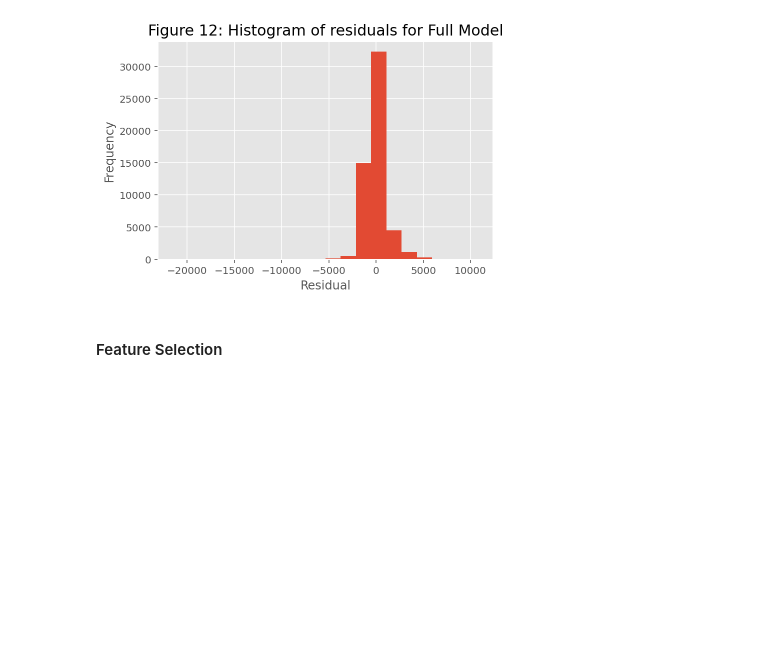
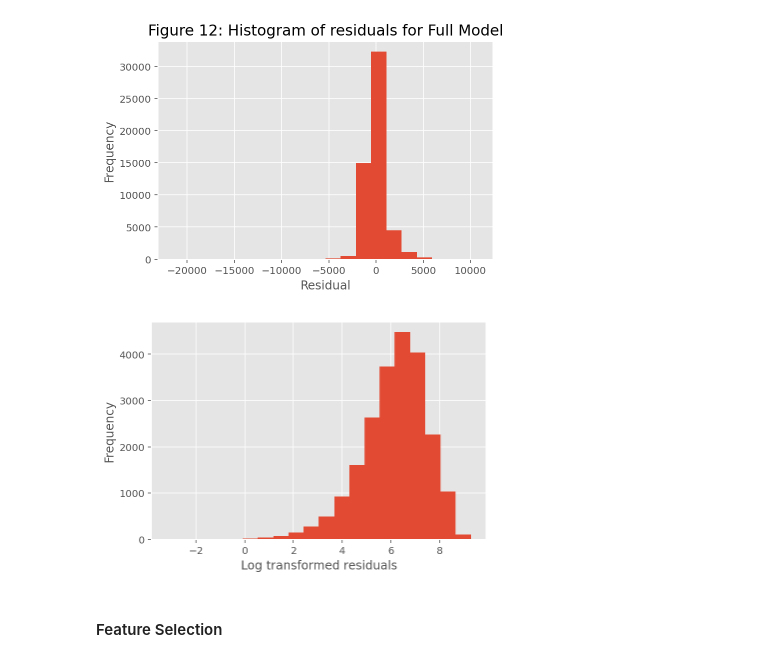
Before and after one commit to gabbagabbagool/rmit-diamonds, a Jupyter notebook: Phase2_Report.ipynb, the cells around one changed output. Cells and saved outputs as stored; diff of their text form; code cells hidden in the pictures; blank space fills up the shorter version.

Commit message:
adds log transform graph for residuals

```diff
--- a/Phase2_Report.ipynb
+++ b/Phase2_Report.ipynb
@@ -335,6 +335,15 @@ plt.title('Figure 12: Histogram of residuals for Full Model', fontsize=15);
 plt.show();
 # %% [output]
 [figure]
+# %%
+residualsLog = np.log(residuals_full['residual'])
+# %%
+plt.hist(residualsLog, bins = 20);
+plt.xlabel('Log transformed residuals');
+plt.ylabel('Frequency');
+plt.show();
+# %% [output]
+[figure, added]
 # %% [markdown]
 #### Feature Selection
 # %% [markdown]
```
Also changed, not shown: parts of 3 cells of this notebook.
